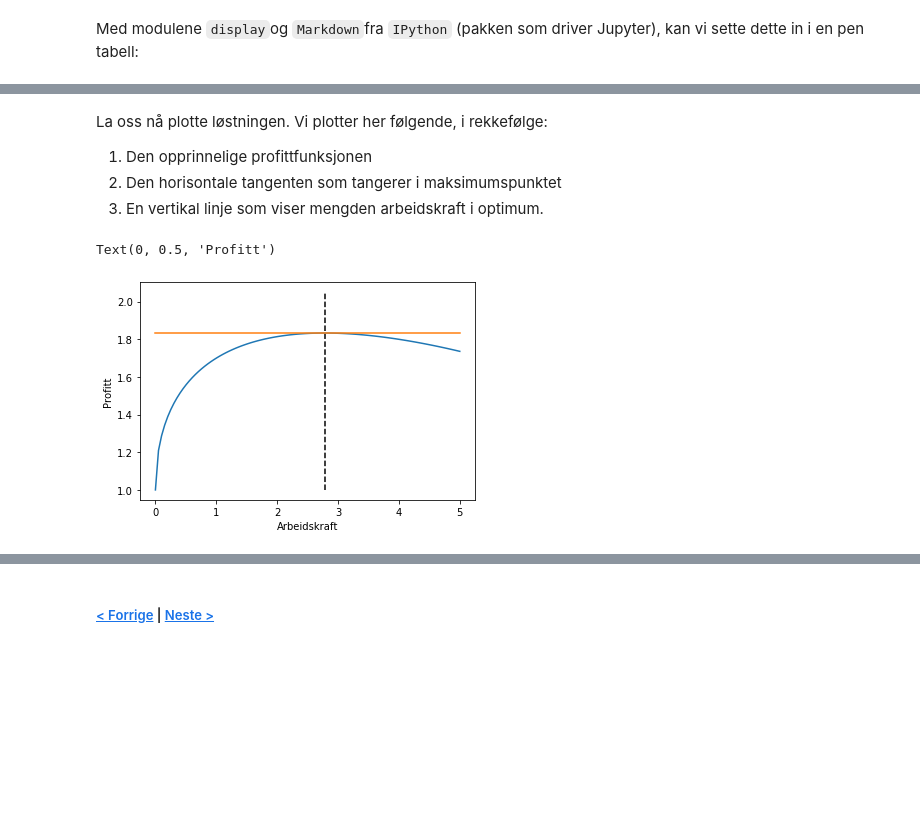
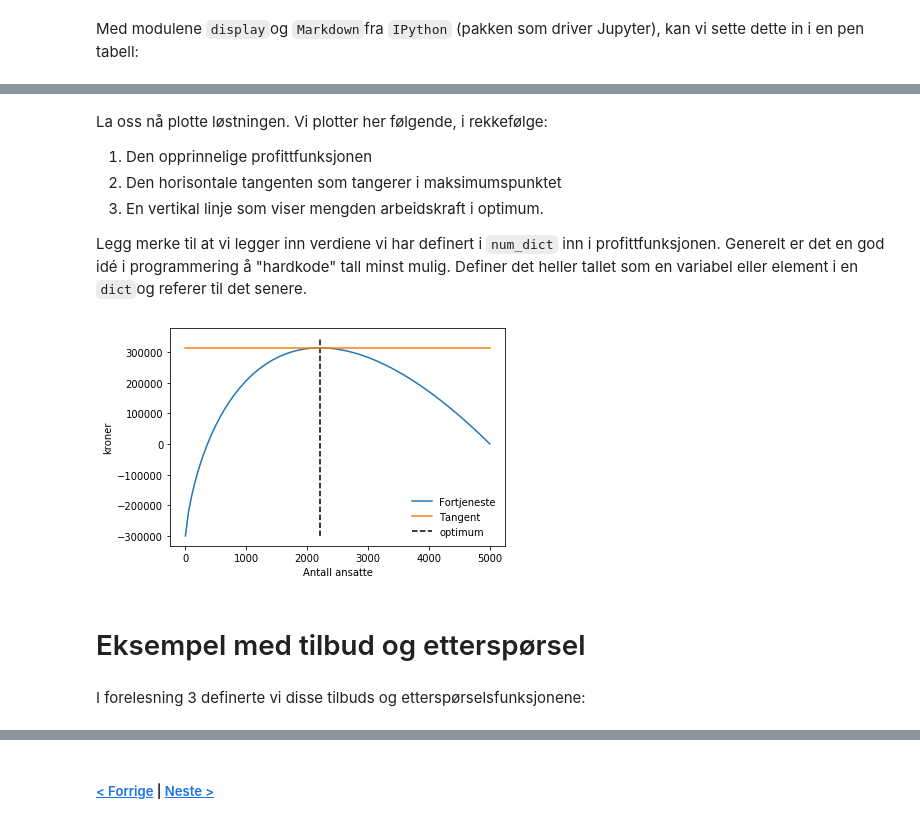
Before and after one commit to uit-sok-1003-h21/notebooks, a Jupyter notebook: 5 - sympy.ipynb, the cells around one changed output, grey strips where cells are left out. Saved outputs shown, nothing was run; the diff lists cells and outputs as text; code cells hidden in the pictures; blank space fills up the shorter version.

```diff
--- a/5 - sympy.ipynb
+++ b/5 - sympy.ipynb
@@ -73,7 +103,7 @@ profit_max=profit(L_max,a,w,p,K)
 # %% [markdown]
 Vi kan nå beregne de nummeriske verdiene ved å sette inn noen passende tall for de ukjente symbolene. Vi prøver med 0.5 for produktivitet `a`, 0.3 for lønn `w`, 1 for prise `p` og 1 for kapital `K`. Vi forteller sympy om at vi ønsker å bruke dise verdiene ved å lage et oppslag der hvert av symbolene er nøkkel til hver av de nummeriske verdiene:
 # %%
-num_dict={a:0.5,w:0.3,p:1,K:1}
+num_dict={a:0.9,w:2500,p:100,K:300000}
 # %% [markdown]
 Vi kan nå finne nummerisk hvor mye arbeidskraft som trengs for å oppnå maksimal fortjeneste:
 # %%
@@ -118,14 +148,24 @@ La oss nå plotte løstningen. Vi plotter her følgende, i rekkefølge:
 1. Den opprinnelige profittfunksjonen
 2. Den horisontale tangenten som tangerer i maksimumspunktet
 3. En vertikal linje som viser mengden arbeidskraft i optimum.
+
+Legg merke til at vi legger inn verdiene vi har definert i `num_dict` inn i profittfunksjonen. Generelt er det en god idé i programmering å "hardkode" tall minst mulig. Definer det heller tallet som en variabel eller element i en `dict`og referer til det senere.
-# %%
-plt.plot(x,profit(x,0.5,0.3,1,1))
-plt.plot(x,profit_max_num*np.ones(len(x)))
-plt.vlines(float(num_dict[L]), 1.0, 2.05,colors=['black'],linestyles='dashed')
-
-#Axis lables:
-plt.xlabel('Arbeidskraft')
-plt.ylabel('Profitt')
-# %% [output]
-Text(0, 0.5, 'Profitt')
-[figure, removed]
+# %%
+ax.plot(x,
+        profit_max_num*np.ones(len(x)),
+        label='Tangent')
+
+ax.vlines(float(num_dict[L]),
+          -300000,
+          profit_max_num*1.1,
+          colors=['black'],
+          linestyles='dashed',
+          label='optimum')
+ax.legend(loc='lower right',frameon=False)
+fig
+# %% [output]
+[figure, added]
+# %% [markdown]
+# Eksempel med tilbud og etterspørsel
+# %% [markdown]
+I forelesning 3 definerte vi disse tilbuds og etterspørselsfunksjonene:
```
Also changed, not shown: parts of 49 cells of this notebook, 3 other files.
